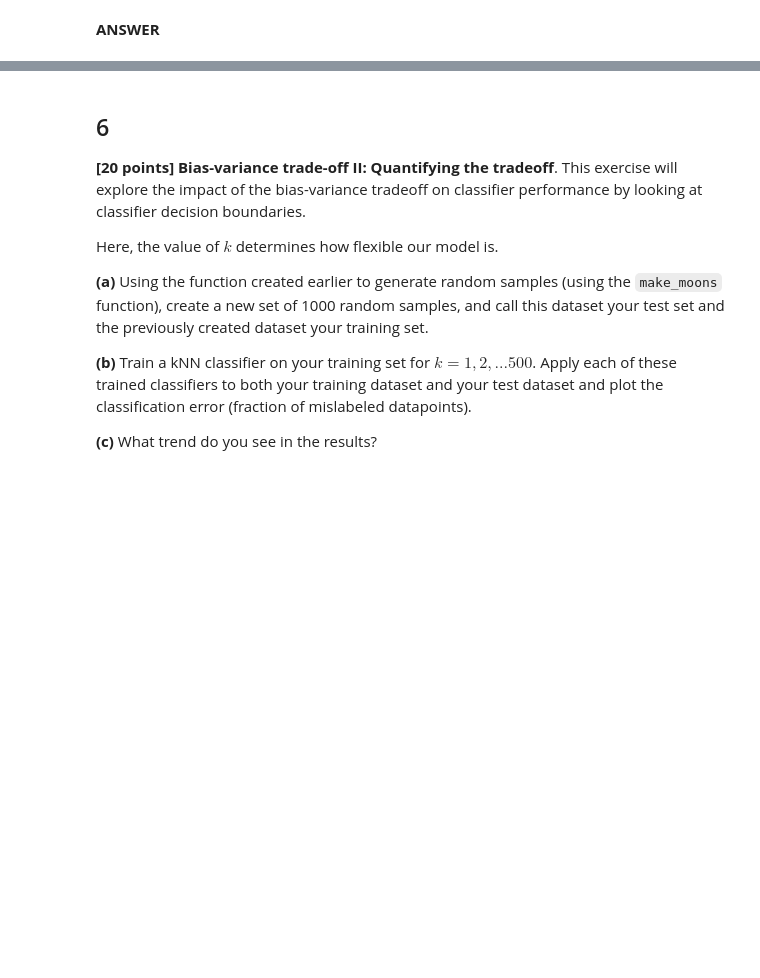
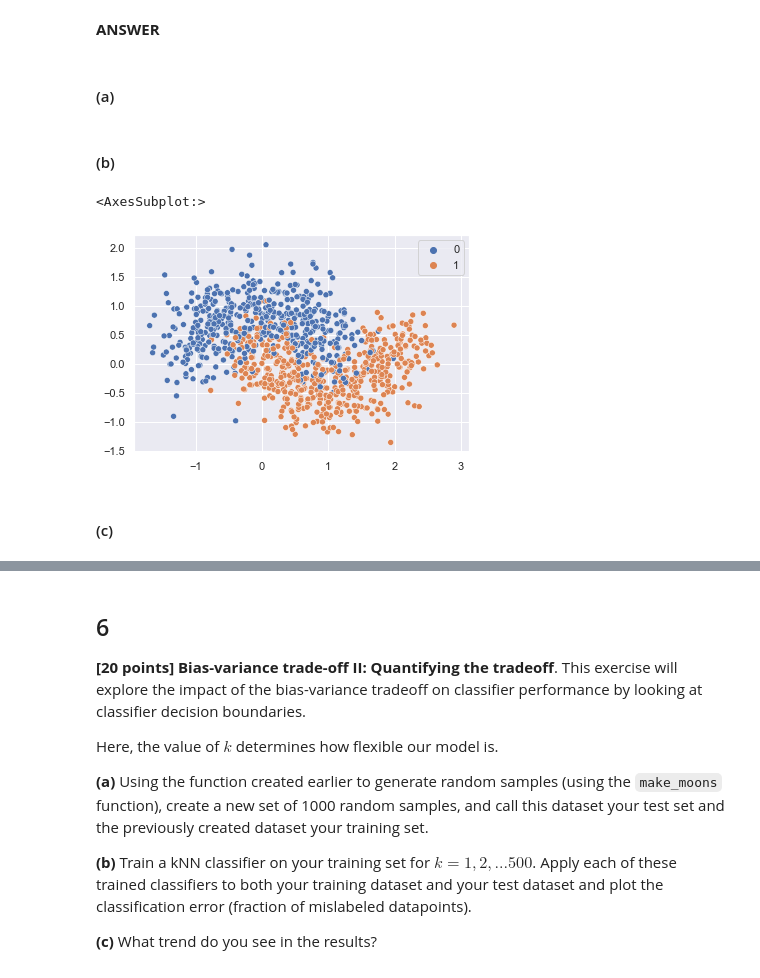
Before and after one commit to gamecicn/ids705, a Jupyter notebook: assignments/Assignment2/Assignment_2.ipynb, the cells around one changed output, grey strips where cells are left out. Saved outputs shown, nothing was run; the diff lists cells and outputs as text; code cells hidden in the pictures; blank space fills up the shorter version.

```diff
--- a/assignments/Assignment2/Assignment_2.ipynb
+++ b/assignments/Assignment2/Assignment_2.ipynb
@@ -284,3 +284,28 @@ less time than my method.
 **(f)** Explain the bias-variance tradeoff using the example of the plots you made in this exercise.
 # %% [markdown]
 **ANSWER**
+# %% [markdown]
+#### (a)
+# %%
+import numpy as np
+import random
+from sklearn.datasets import make_moons
+
+# Make sure reproducible
+np.random.seed(213)
+
+X_train, y_train = make_moons(n_samples=1000, noise=0.35)
+# %% [markdown]
+#### (b)
+# %%
+import matplotlib.pyplot as plt
+import seaborn as sns
+sns.set_theme(style="darkgrid")
+
+
+sns.scatterplot(data=X_train, x=X_train[:,0], y=X_train[:,1], hue=y_train, palette="deep")
+# %% [output]
+<AxesSubplot:>
+[figure, added]
+# %% [markdown]
+#### (c)
```
Also changed, not shown: parts of 7 cells of this notebook.
